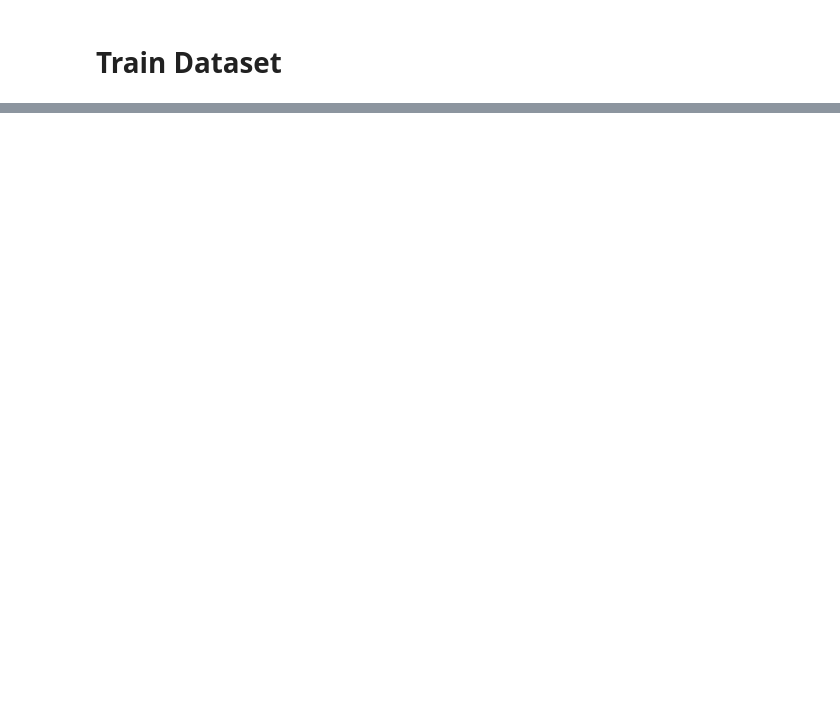
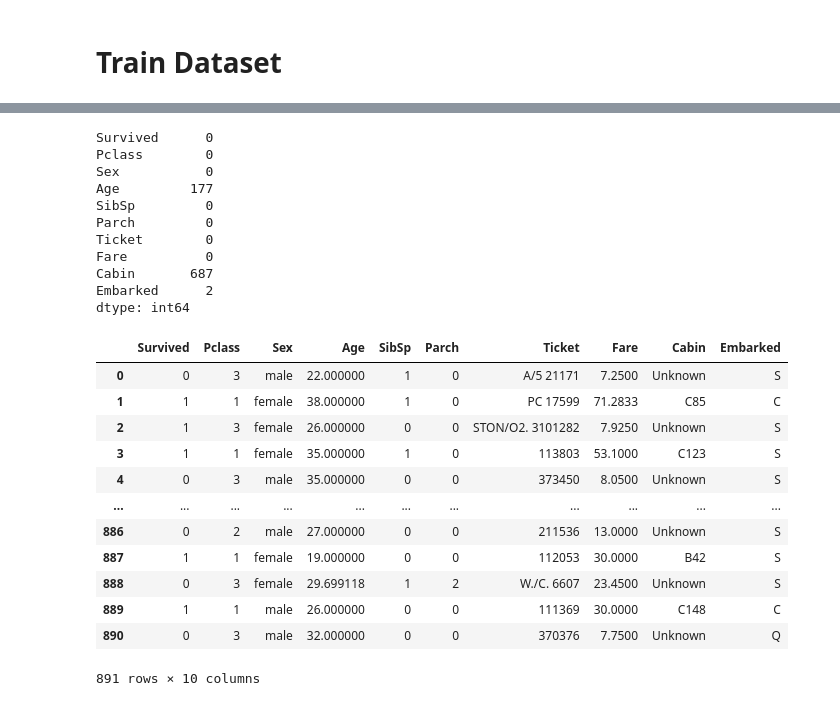
Before and after one commit to Caetanoog18/Titanic, a Jupyter notebook: titanic.ipynb, the cells around one changed output, grey strips where cells are left out. Cells and saved outputs as stored; diff of their text form; code cells hidden in the pictures; blank space fills up the shorter version.

```diff
--- a/titanic.ipynb
+++ b/titanic.ipynb
@@ -116,0 +224,27 @@ Name: Survived, dtype: float64
+# %%
+preprocessing.missing_data()
+# %% [output]
+Survived      0
+Pclass        0
+Sex           0
+Age         177
+SibSp         0
+Parch         0
+Ticket        0
+Fare          0
+Cabin       687
+Embarked      2
+dtype: int64
+|  | Survived | Pclass | Sex | Age | SibSp | Parch | Ticket | Fare | Cabin | Embarked |
+| 0 | 0 | 3 | male | 22.000000 | 1 | 0 | A/5 21171 | 7.2500 | Unknown | S |
+| 1 | 1 | 1 | female | 38.000000 | 1 | 0 | PC 17599 | 71.2833 | C85 | C |
+| 2 | 1 | 3 | female | 26.000000 | 0 | 0 | STON/O2. 3101282 | 7.9250 | Unknown | S |
+| 3 | 1 | 1 | female | 35.000000 | 1 | 0 | 113803 | 53.1000 | C123 | S |
+| 4 | 0 | 3 | male | 35.000000 | 0 | 0 | 373450 | 8.0500 | Unknown | S |
+| ... | ... | ... | ... | ... | ... | ... | ... | ... | ... | ... |
+| 886 | 0 | 2 | male | 27.000000 | 0 | 0 | 211536 | 13.0000 | Unknown | S |
+| 887 | 1 | 1 | female | 19.000000 | 0 | 0 | 112053 | 30.0000 | B42 | S |
+| 888 | 0 | 3 | female | 29.699118 | 1 | 2 | W./C. 6607 | 23.4500 | Unknown | S |
+| 889 | 1 | 1 | male | 26.000000 | 0 | 0 | 111369 | 30.0000 | C148 | C |
+| 890 | 0 | 3 | male | 32.000000 | 0 | 0 | 370376 | 7.7500 | Unknown | Q |
+891 rows × 10 columns
```
Also changed, not shown: parts of 18 cells of this notebook, 1 other file.
